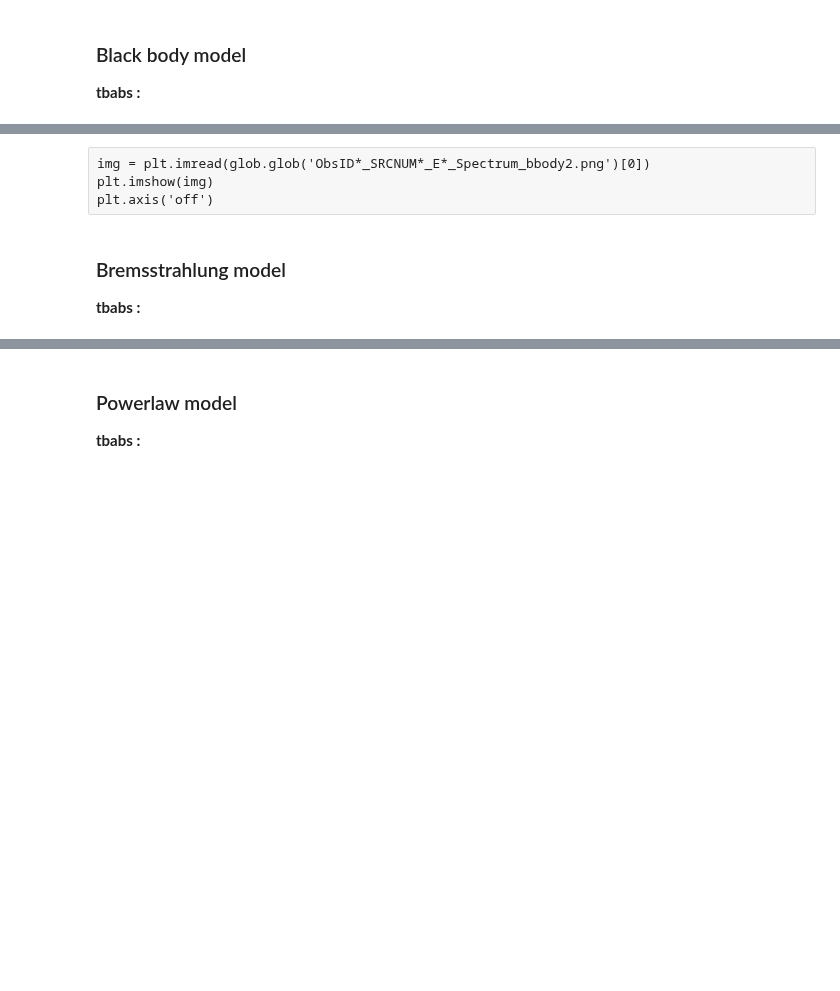
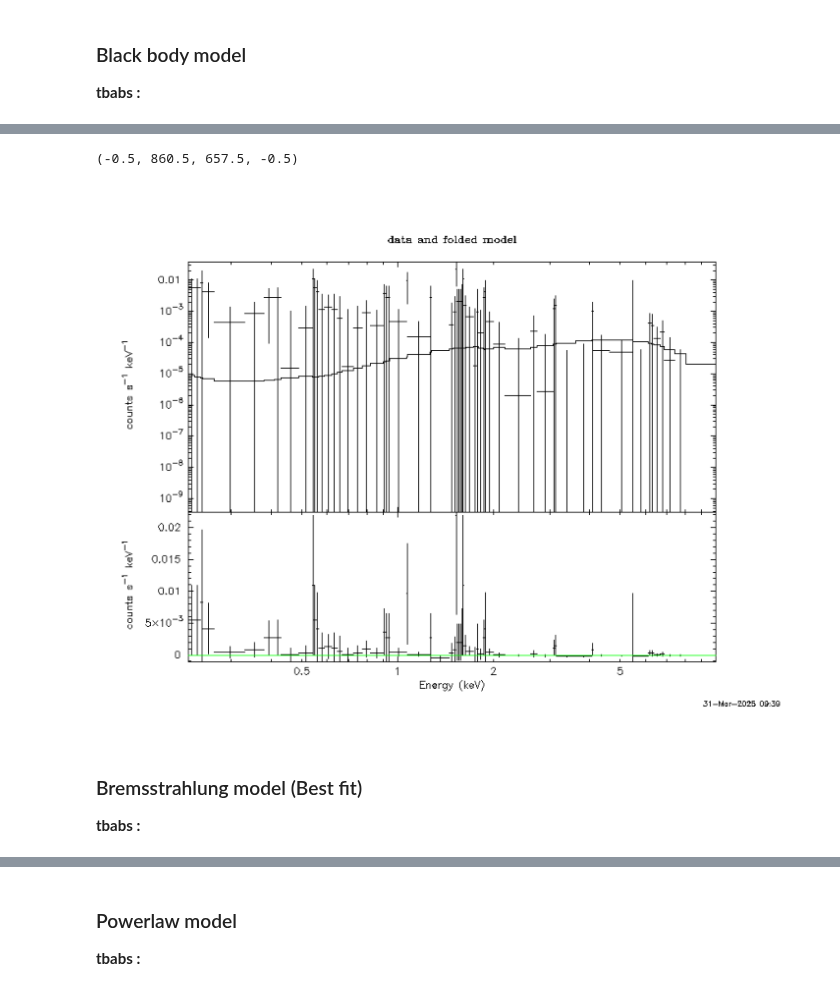
Before and after one commit to ceeliiaa/STONKS-alert, a Jupyter notebook: ObsID0945020137_SRCNUM21/EMOS2/ObsID0945020137_SRCNUM21_EMOS2_Xspec(cstat).ipynb, the cells around one changed output, grey strips where cells are left out. Drawn from its saved outputs; the diff is of its cells as text; code cells hidden in the pictures; blank space fills up the shorter version.

```diff
--- a/ObsID0945020137_SRCNUM21/EMOS2/ObsID0945020137_SRCNUM21_EMOS2_Xspec(cstat).ipynb
+++ b/ObsID0945020137_SRCNUM21/EMOS2/ObsID0945020137_SRCNUM21_EMOS2_Xspec(cstat).ipynb
@@ -130,9 +149,12 @@ Exception: Error executing command: fit
-# %% [raw]
-img = plt.imread(glob.glob('ObsID*_SRCNUM*_E*_Spectrum_bbody2.png')[0])
-plt.imshow(img)
-plt.axis('off')
+# %%
+img = plt.imread(glob.glob('ObsID*_SRCNUM*_E*_Spectrum_bbody2.png')[0])
+plt.imshow(img)
+plt.axis('off')
+# %% [output]
+(-0.5, 860.5, 657.5, -0.5)
+[figure, added]
 # %% [markdown]
-### Bremsstrahlung model
+### Bremsstrahlung model (Best fit)
 **tbabs :**
 # %%
 AllModels.clear()
```
Also changed, not shown: parts of 20 cells of this notebook.
